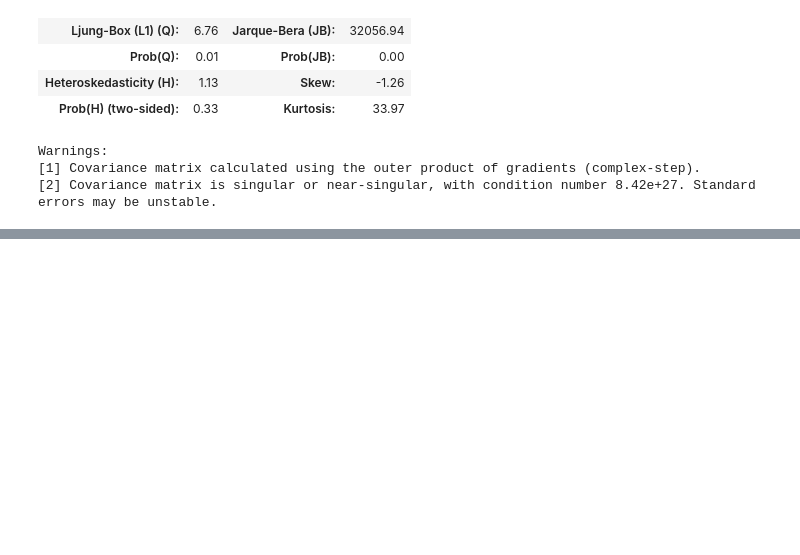
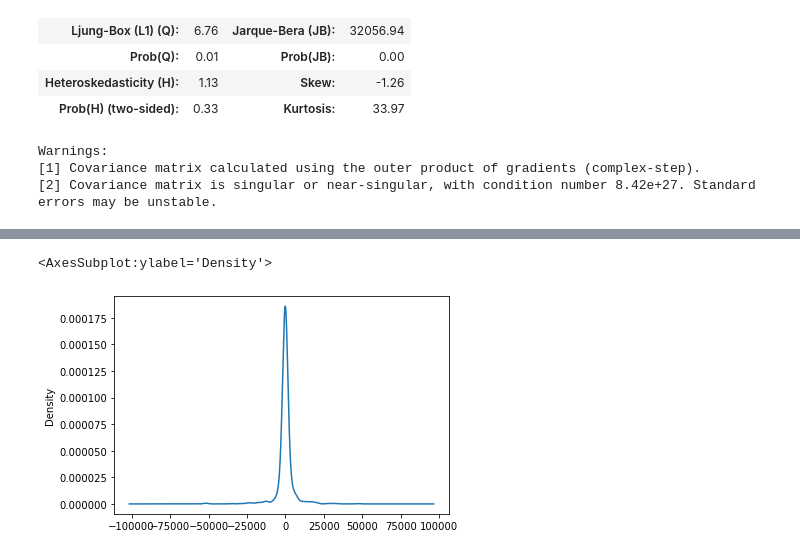
Before and after one commit to Shafaqsy/Covid_19_Vaccination_Effects, a Jupyter notebook: ARIMACovidCases.ipynb, the cells around one changed output, grey strips where cells are left out. Cells and saved outputs as stored; diff of their text form; code cells hidden in the pictures; blank space fills up the shorter version.

```diff
--- a/ARIMACovidCases.ipynb
+++ b/ARIMACovidCases.ipynb
@@ -185,0 +314,5 @@ print(rmse)
+# %%
+residuals.plot(kind='kde')
+# %% [output]
+<AxesSubplot:ylabel='Density'>
+[figure, added]
```
Also changed, not shown: parts of 15 cells of this notebook, 1 other file.
